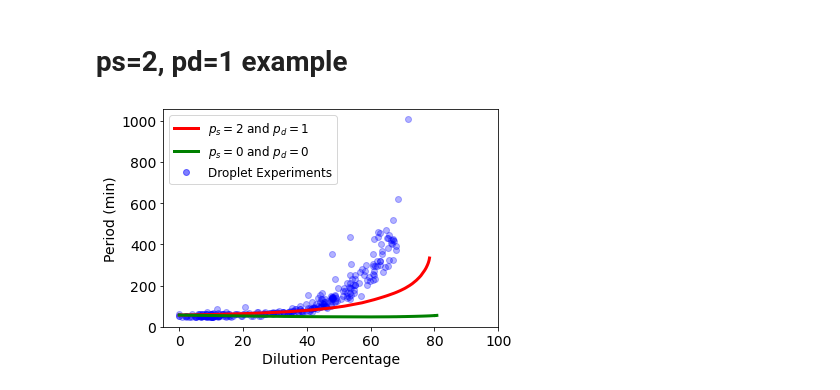
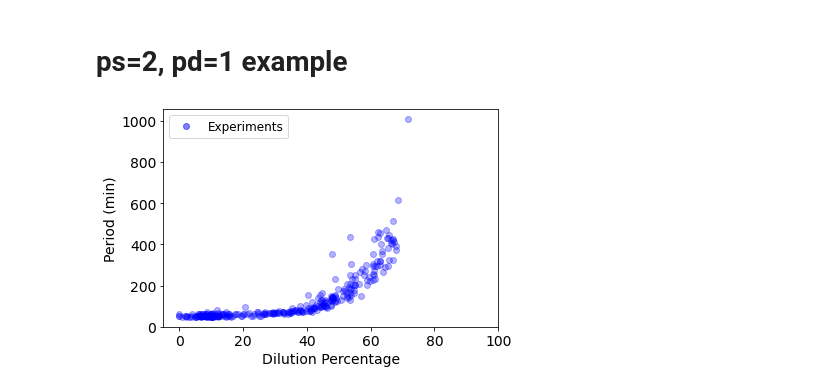
Before and after one commit to ftavella/cell-cycle-modeling, a Jupyter notebook: figures/supp_modeling_figs.ipynb, the cells around one changed output. Cells and saved outputs as stored; diff of their text form; code cells hidden in the pictures.

Commit message:
Supp figures plotting

```diff
--- a/figures/supp_modeling_figs.ipynb
+++ b/figures/supp_modeling_figs.ipynb
@@ -15,38 +15,38 @@ bulk_path = "results_bulk_supplement/ps_2_pd_1/dilution.npz"
 bulk = np.load(data_path + bulk_path, allow_pickle=True)
 bulk_period = [d['Per'] if d is not None else np.NaN for d in bulk['feature_list']]
 bulk_period = np.array(bulk_period)
 # Bulk Simulation without decay
 bulk_nd_path = "results_bulk_no_decay/bulk_no_decay.npz"
 bulk_nd = np.load(data_path + bulk_nd_path, allow_pickle=True)
 bulk_nd_period = [d['Per'] if d is not None else np.NaN for d in bulk_nd['feature_list']]
 bulk_nd_period = np.array(bulk_nd_period)
 # Experimental Data
 exp_path = '../experimental_data/dilution_period/01_06_21_0uM-Cdc25.txt'
 aux = pd.read_csv(exp_path)
 cycle = 2
 points = aux[['cycleID','dilutionPer','periodPeak']].dropna()
 xdata = points.loc[aux['cycleID'] == cycle]['dilutionPer']
 ydata = points.loc[aux['cycleID'] == cycle]['periodPeak']
 
 fig = plt.figure()
 ax = plt.gca()
-ax.plot(100*(1-bulk['dil_list']), bulk_period, color='red', linewidth=3,
-        label=r'$p_{s}=2$ and $p_{d}=1$', zorder=1)
-ax.plot(100*(1-bulk_nd['dil_list']), bulk_nd_period, color='green', linewidth=3,
-        label='$p_{s}=0$ and $p_{d}=0$', zorder=1)
+#ax.plot(100*(1-bulk['dil_list']), bulk_period, color='red', linewidth=3,
+#        label=r'$p_{s}=2$ and $p_{d}=1$', zorder=1)
+#ax.plot(100*(1-bulk_nd['dil_list']), bulk_nd_period, color='green', linewidth=3,
+#        label='$p_{s}=0$ and $p_{d}=0$', zorder=1)
 # Experimental data
 plt.plot(xdata, aux['frameStep'][0]*ydata, 'o', rasterized=True,
-        alpha = 0.3, color='b', zorder=0, label = 'Droplet Experiments' )
+        alpha = 0.3, color='b', zorder=0, label = 'Experiments' )
 ax.tick_params(labelsize=14)
 #ax.lines[-1].set_label('Experiments')
 ax.set_xlim([-5, 100])
 ax.set_xlabel('Dilution Percentage', fontsize=14)
 ax.set_ylabel('Period (min)', fontsize=14)
 leg = ax.legend(loc='upper left', fontsize=12)
 for lh in leg.legendHandles:
     lh._legmarker.set_alpha(0.5)
-plt.savefig('./SVGs/supp_ps_2_pd_1.svg', format='svg', bbox_inches='tight')
-plt.savefig('./PNGs/supp_ps_2_pd_1.png', format='png', bbox_inches='tight', dpi=300)
+#plt.savefig('./SVGs/supp_ps_2_pd_1.svg', format='svg', bbox_inches='tight')
+plt.savefig('./PNGs/supp_exp_per.png', format='png', bbox_inches='tight', dpi=300)
 plt.show()
 # %% [output]
-[figure, old version]
+[figure, new version]
```
Also changed, not shown: parts of 7 cells of this notebook.
